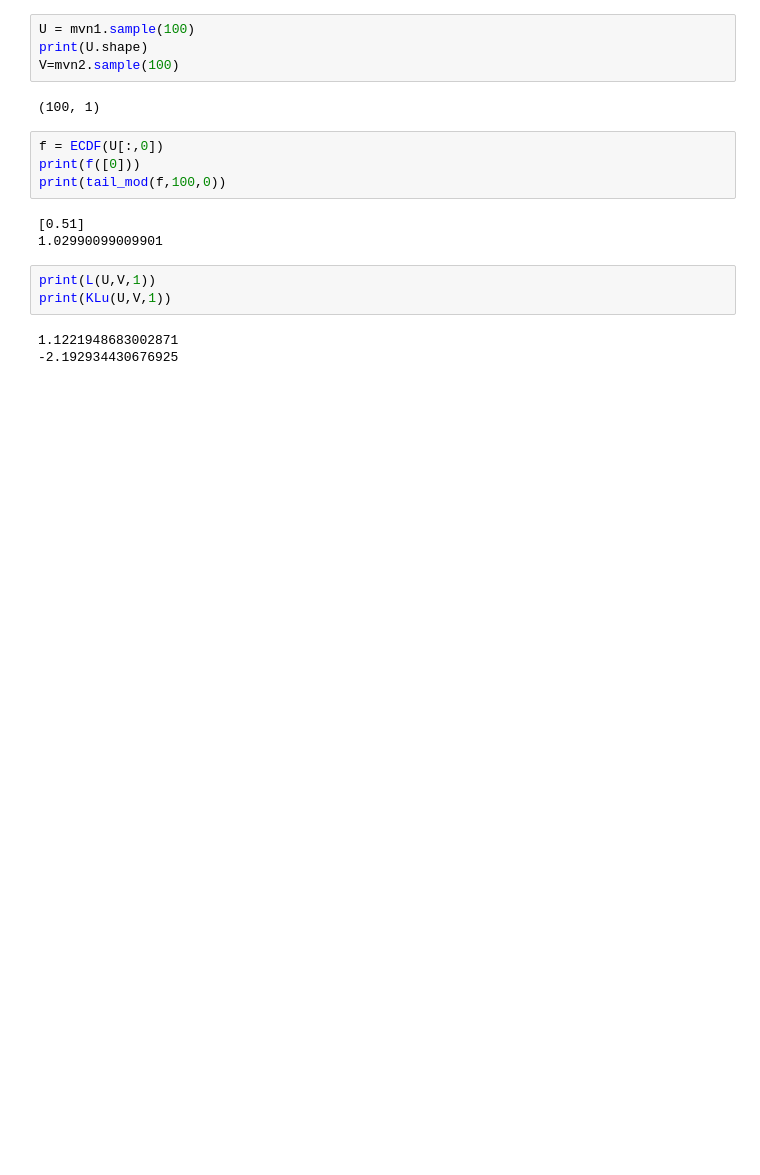
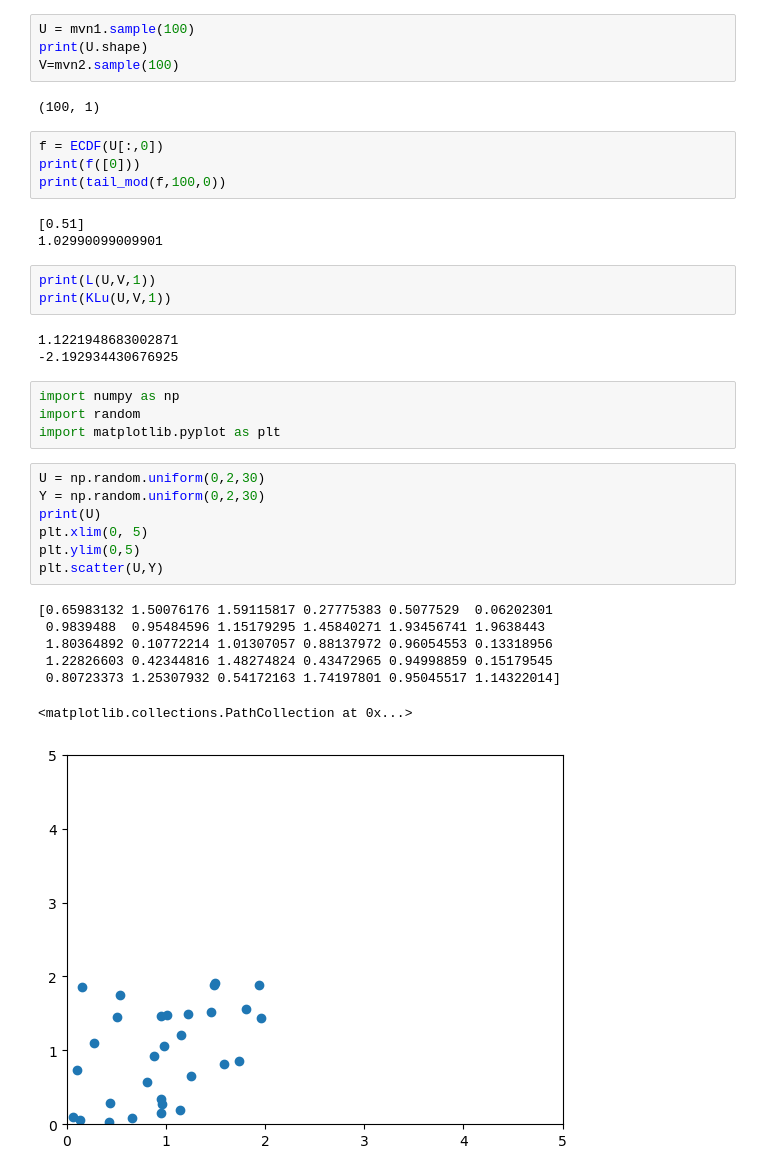
Before and after one commit to Nicolasecl16/These, a Jupyter notebook: Extreme_VAE/Untitled.ipynb, the cells around one changed output. Saved outputs shown, nothing was run; the diff lists cells and outputs as text; blank space fills up the shorter version.

```diff
--- a/Extreme_VAE/Untitled.ipynb
+++ b/Extreme_VAE/Untitled.ipynb
@@ -467,3 +468,22 @@ print(KLu(U,V,1))
 # %% [output]
 1.1221948683002871
 -2.192934430676925
+# %%
+import numpy as np
+import random
+import matplotlib.pyplot as plt
+# %%
+U = np.random.uniform(0,2,30)
+Y = np.random.uniform(0,2,30)
+print(U)
+plt.xlim(0, 5)
+plt.ylim(0,5)
+plt.scatter(U,Y)
+# %% [output]
+[0.65983132 1.50076176 1.59115817 0.27775383 0.5077529  0.06202301
+ 0.9839488  0.95484596 1.15179295 1.45840271 1.93456741 1.9638443
+ 1.80364892 0.10772214 1.01307057 0.88137972 0.96054553 0.13318956
+ 1.22826603 0.42344816 1.48274824 0.43472965 0.94998859 0.15179545
+ 0.80723373 1.25307932 0.54172163 1.74197801 0.95045517 1.14322014]
+<matplotlib.collections.PathCollection at 0x...>
+[figure, added]
```
Also changed, not shown: parts of 12 cells of this notebook, 58 other files.
